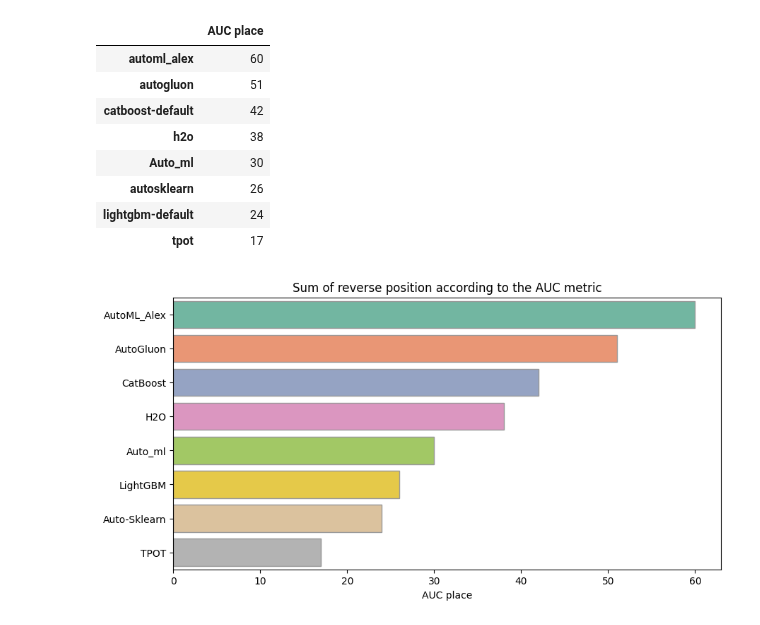
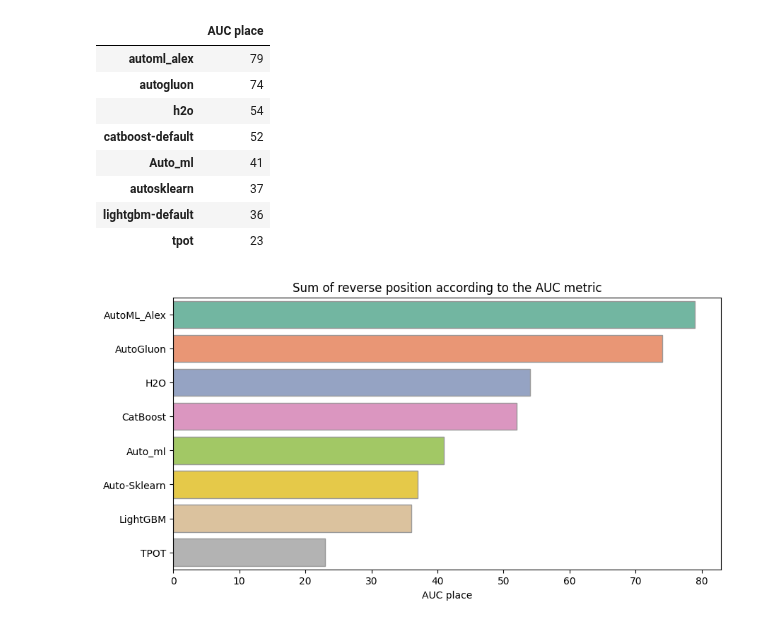
Before and after one commit to Alex-Lekov/AutoML-Benchmark, a Jupyter notebook: binary-classification/bench_v1.ipynb, the cells around one changed output. Saved outputs shown, nothing was run; the diff lists cells and outputs as text; code cells hidden in the pictures.

```diff
--- a/binary-classification/bench_v1.ipynb
+++ b/binary-classification/bench_v1.ipynb
@@ -22,7 +22,7 @@ dataset_names = [
 auto_ml_names = [
     'automl_alex',
     'tpot',
-    #'h2o',
+    'h2o',
     'autosklearn',
     'autogluon',
     'Auto_ml',
@@ -66,7 +66,7 @@ for metric in metrics:
         all_df.columns = [
             'AutoML_Alex',
              'TPOT',
-        #'H2O',
+        'H2O',
         'Auto-Sklearn',
         'AutoGluon',
         'Auto_ml',
@@ -124,33 +124,38 @@ total_score = total_place.sort_values(by='AUC place', ascending=False)
 total_score
 # %% [output]
 |  | AUC place |
-| automl_alex | 60 |
-| autogluon | 51 |
-| catboost-default | 42 |
-| h2o | 38 |
-| Auto_ml | 30 |
-| autosklearn | 26 |
-| lightgbm-default | 24 |
-| tpot | 17 |
+| automl_alex | 79 |
+| autogluon | 74 |
+| h2o | 54 |
+| catboost-default | 52 |
+| Auto_ml | 41 |
+| autosklearn | 37 |
+| lightgbm-default | 36 |
+| tpot | 23 |
 # %%
 import matplotlib.pyplot as plt; plt.rcdefaults()
 import numpy as np
 import matplotlib.pyplot as plt
 
-objects = ['AutoML_Alex', 'AutoGluon', 'CatBoost', 'H2O','Auto_ml', 'LightGBM',
-'Auto-Sklearn', 'TPOT',
+objects = ['AutoML_Alex', 'AutoGluon',
+'H2O',
+'CatBoost',
+'Auto_ml',
+'Auto-Sklearn',
+'LightGBM',
+'TPOT',
 ]
 #y_pos = np.arange(len(objects))
 performance = total_score['AUC place']
 
 #plt.barh(y_pos, performance, align='center', alpha=0.5)
 plt.figure(figsize=(10,5),)
 ax = sns.barplot(y=objects, x=performance, orient="h", palette="Set2", edgecolor=".6",)
 #plt.tick_params(labelsize=12)
 #plt.yticks(y_pos, objects)
 #plt.xlabel('Usage')
 plt.title('Sum of reverse position according to the AUC metric')
 plt.savefig('Total_SUM.png')
 plt.show()
 # %% [output]
-[figure, old version]
+[figure, new version]
```
Also changed, not shown: parts of 1 cell of this notebook, 18 other files.
